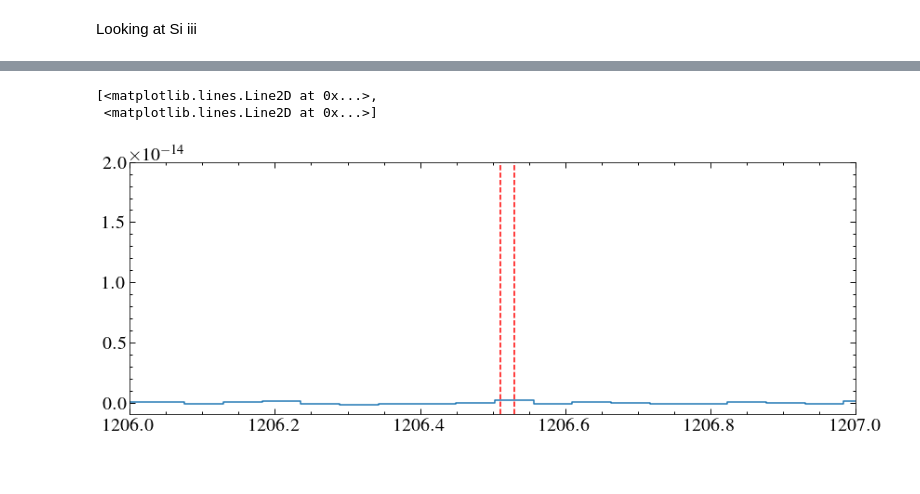
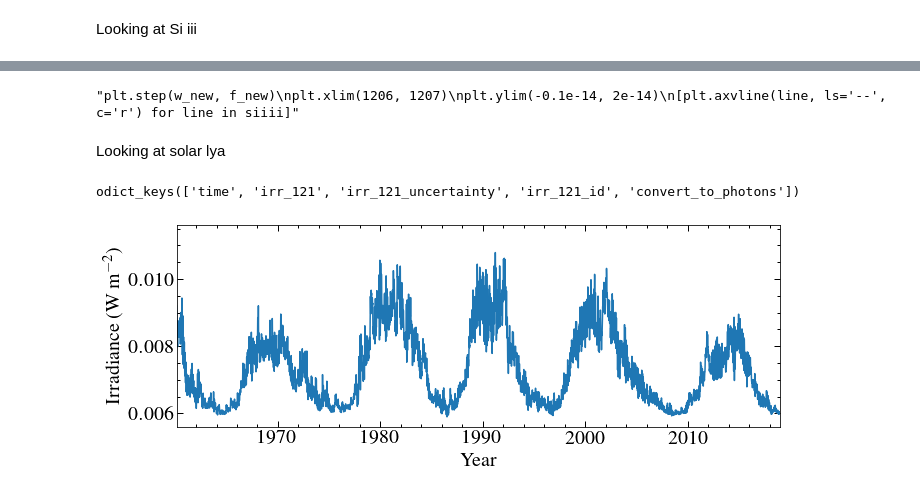
Before and after one commit to davidjwilson/gj1132, a Jupyter notebook: gj1132_lya.ipynb, the cells around one changed output, grey strips where cells are left out. Drawn from its saved outputs; the diff is of its cells as text; code cells hidden in the pictures.

```diff
--- a/gj1132_lya.ipynb
+++ b/gj1132_lya.ipynb
@@ -366,9 +359,29 @@ for x in x1ds:
 # %%
-plt.step(w_new, f_new)
+"""plt.step(w_new, f_new)
 plt.xlim(1206, 1207)
 plt.ylim(-0.1e-14, 2e-14)
-[plt.axvline(line, ls='--', c='r') for line in siiii]
+[plt.axvline(line, ls='--', c='r') for line in siiii]"""
 # %% [output]
-[<matplotlib.lines.Line2D at 0x...>,
- <matplotlib.lines.Line2D at 0x...>]
+"plt.step(w_new, f_new)\nplt.xlim(1206, 1207)\nplt.ylim(-0.1e-14, 2e-14)\n[plt.axvline(line, ls='--', c='r') for line in siiii]"
-[figure, removed]
+# %% [markdown]
+Looking at solar lya
+# %%
+from netCDF4 import Dataset
+sol = Dataset('lyman_alpha_composite.nc', 'r')
+sol.variables.keys()
+# %% [output]
+odict_keys(['time', 'irr_121', 'irr_121_uncertainty', 'irr_121_id', 'convert_to_photons'])
+# %%
+plt.figure(figsize=(10,4))
+soltime = sol.variables['time'][:]
+sollya = sol.variables['irr_121'][:]
+solerror = sol.variables['irr_121_uncertainty'][:]
+plt.plot(((soltime/365.25)+1947)[10:-10], convolve(sollya,Box1DKernel(10))[10:-10])
+plt.xlim(1960.1, 2019)
+plt.ylabel('Irradiance (W m$^{-2}$) ')
+plt.xlabel('Year')
+plt.tight_layout()
+plt.savefig('sol_lya.pdf')
+#plt.errorbar(soltime, sollya,yerr=solerror, marker='o', ls='none')
+# %% [output]
+[figure, added]
```
Also changed, not shown: parts of 10 cells of this notebook, 9 other files.
